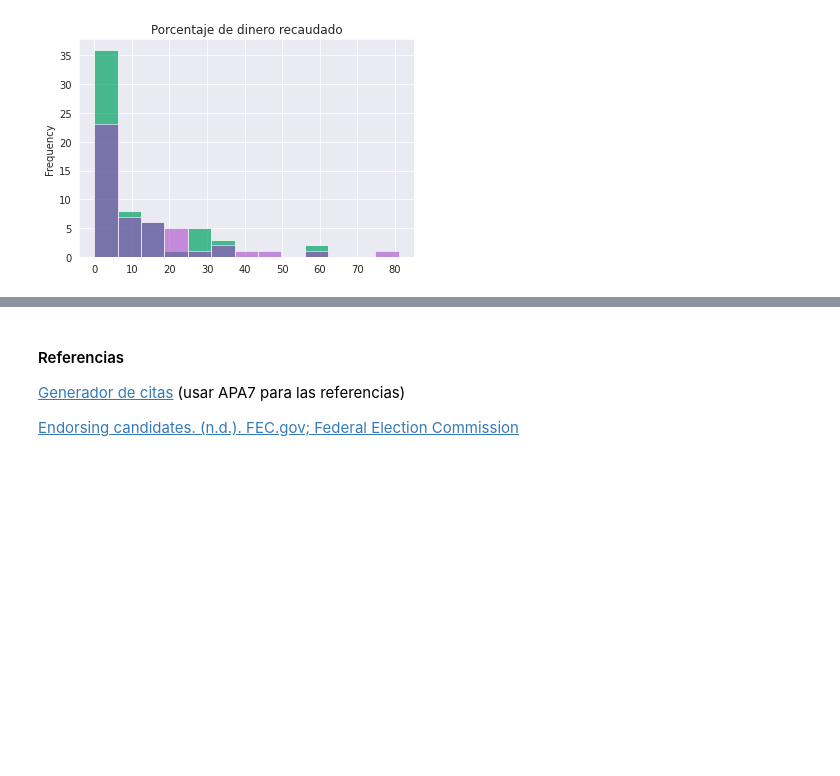
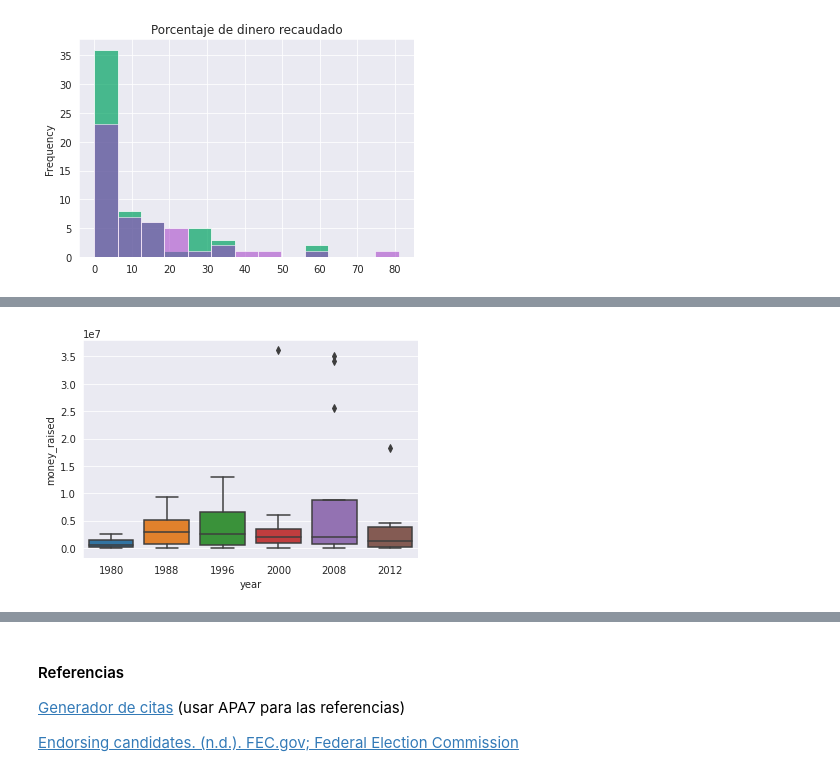
Before and after one commit to 1gnacio/orgadatos-kaggle-tp1, a Jupyter notebook: notebook707f668b56.ipynb, the cells around one changed output, grey strips where cells are left out. Drawn from its saved outputs; the diff is of its cells as text; code cells hidden in the pictures; blank space fills up the shorter version.

```diff
--- a/notebook707f668b56.ipynb
+++ b/notebook707f668b56.ipynb
@@ -449,3 +449,7 @@ rule = alt.Chart(s).mark_rule(color='red').encode(
 (bar + rule).properties(width=600)
 # %% [output]
 [interactive output not drawn]
+# %%
+ax = sns.boxplot(x='year', y= 'money_raised', data=data_rep)
+# %% [output]
+[figure, added]
```
Also changed, not shown: parts of 2 cells of this notebook.
